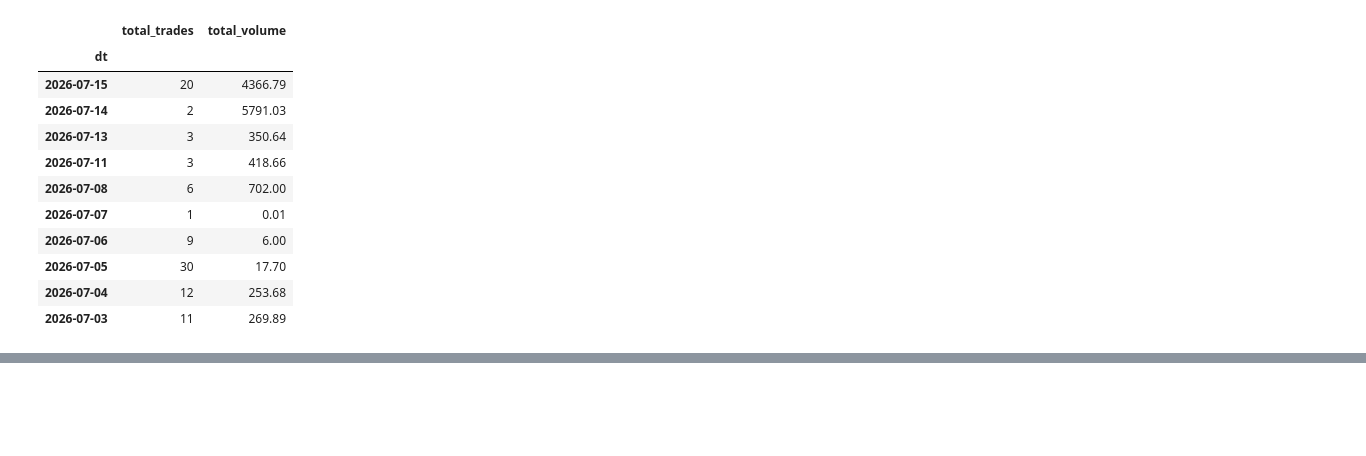
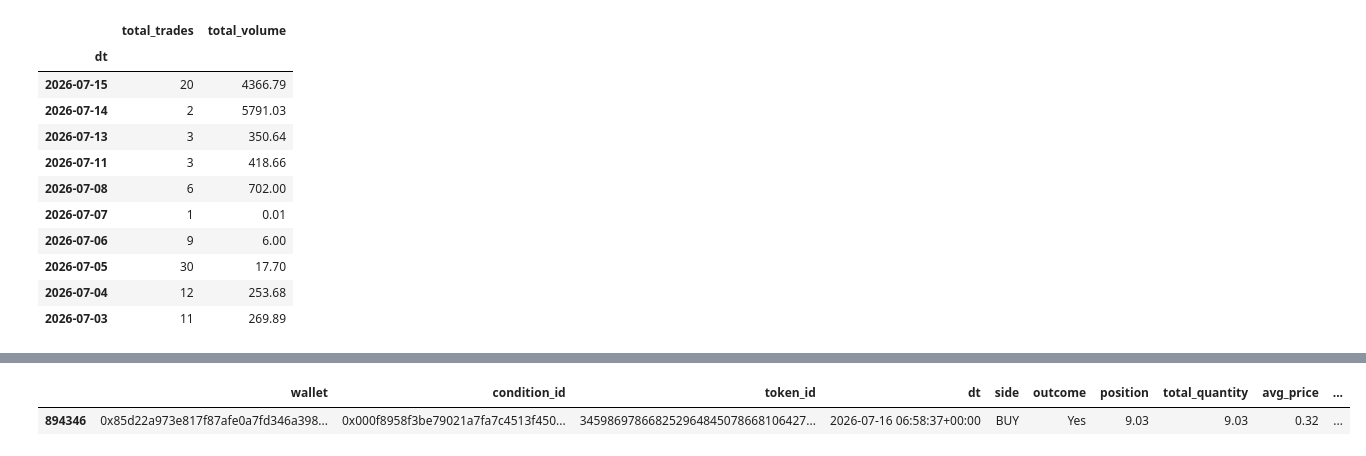
Before and after one commit to vobornij/polymarket, a Jupyter notebook: notebooks/flow/stage0_initial_filtering.ipynb, the cells around one changed output, grey strips where cells are left out. Drawn from its saved outputs; the diff is of its cells as text; code cells hidden in the pictures; blank space fills up the shorter version.

```diff
--- a/notebooks/flow/stage0_initial_filtering.ipynb
+++ b/notebooks/flow/stage0_initial_filtering.ipynb
@@ -669,6 +671,7 @@ grouped.groupby(grouped['dt'].dt.date).agg(
 | 2026-07-04 | 12 | 253.68 |
 | 2026-07-03 | 11 | 269.89 |
 # %%
-df = pd.read_parquet('/Users/vobornij/projects/polymarket/data/polygon/2026-05-04.parquet')
+df = pd.read_parquet(OUT_DIR/'0.parquet')
 # %%
-df.tail()
+df = df[(df['wallet'] == '0x85d22a973e817f87afe0a7fd346a39823cce7479')
+    & (df['condition_id'] == '0x000f8958f3be79021a7fa7c4513f450b46da408aba3e0779596bc20cbb64a195')]
@@ -681,0 +678,5 @@ df.tail()
+# %%
+df
+# %% [output]
+|  | wallet | condition_id | token_id | dt | side | outcome | position | total_quantity | avg_price | ... |
+| 894346 | 0x85d22a973e817f87afe0a7fd346a398... | 0x000f8958f3be79021a7fa7c4513f450... | 345986978668252964845078668106427... | 2026-07-16 06:58:37+00:00 | BUY | Yes | 9.03 | 9.03 | 0.32 | ... |
```
Also changed, not shown: parts of 7 cells of this notebook, 2 other files.
